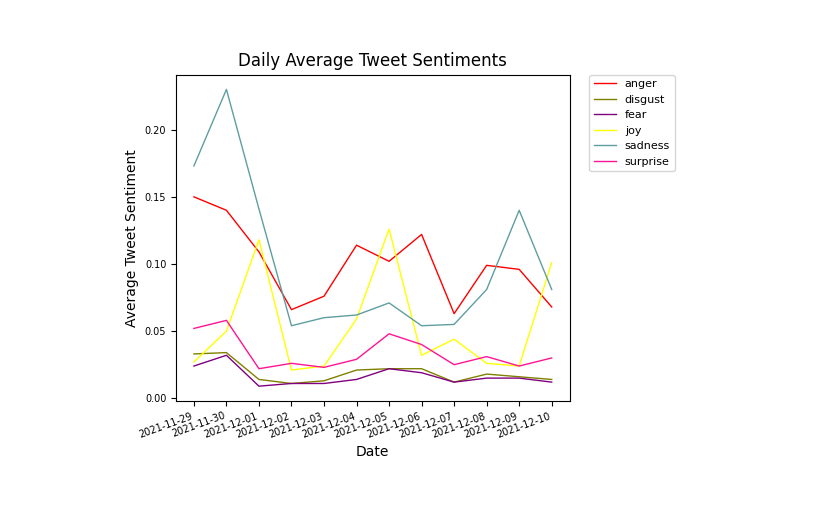
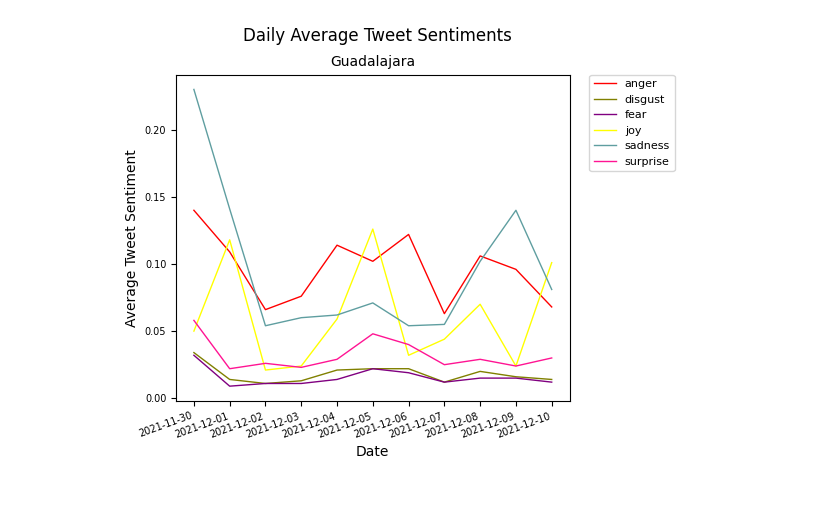
Before and after one commit to catonbrewster1/covid-policy-sentiments, a Jupyter notebook: visualization.ipynb, the cells around one changed output. Saved outputs shown, nothing was run; the diff lists cells and outputs as text; code cells hidden in the pictures.

```diff
--- a/visualization.ipynb
+++ b/visualization.ipynb
@@ -202,6 +201,8 @@ import matplotlib.font_manager as font_manager
 plt.close()
 
 df_gdl.sort_values(by='date_day', inplace=True)
+#restrict to same data range as above
+df_gdl = df_gdl.iloc[1:, :]
 
 font = {'family': 'DejaVu Sans',
         'color':  'black',
@@ -211,32 +212,33 @@ font = {'family': 'DejaVu Sans',
 
 colors = {"anger": "red",
           "disgust": "olive",
           "fear": "purple",
           "joy": "yellow",
           "sadness": "cadetblue",
           "surprise": "deeppink"}
 
 #exclude "other"
 for s in ["anger", "disgust", "fear", "joy", "sadness", "surprise"]:
     plt.plot('date_day', s, data=df_gdl, color=colors[s],  linewidth=1)
 
 
 # show legend
 plt.legend(bbox_to_anchor=(1.05, 1), loc='upper left', borderaxespad=0, prop={'size': 8})
 
-plt.title('Daily Average Tweet Sentiments', fontsize=12)
+plt.suptitle('Daily Average Tweet Sentiments', x=.44, fontsize=12)
+plt.title('Guadalajara', fontsize=10)
 plt.xlabel('Date', fontdict=font)
 plt.ylabel('Average Tweet Sentiment', fontdict=font)
 
 # format the x and y ticks
 plt.xticks(rotation=20, horizontalalignment='right', fontsize=7)
 plt.yticks(fontsize=7)
 plt.subplots_adjust(bottom=0.2)
 plt.subplots_adjust(right=.74)
 
 # show graph
 plt.show()
 %matplot plt
 # %% [output]
 [interactive output not drawn]
-[figure, old version]
+[figure, new version]
```
Also changed, not shown: parts of 6 cells of this notebook, 5 other files.
